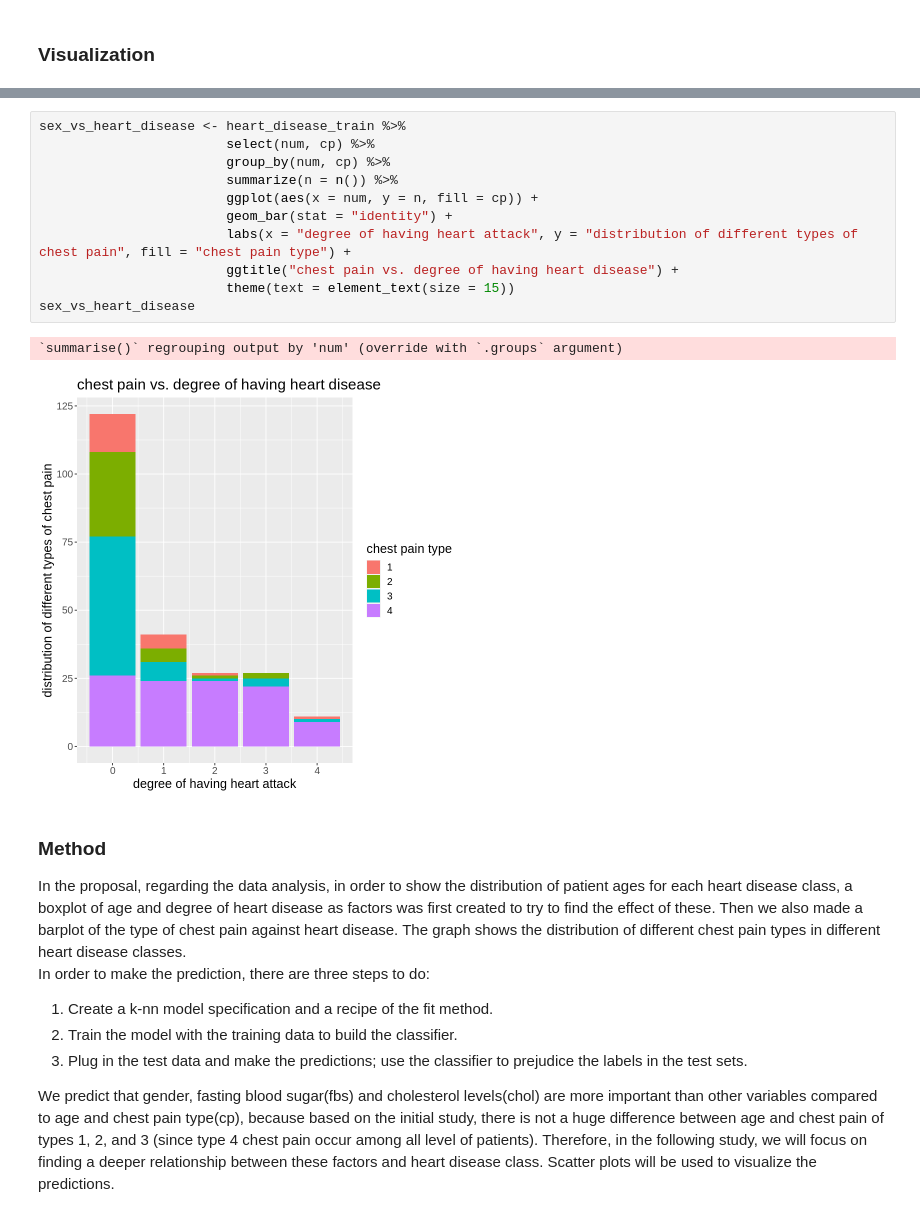
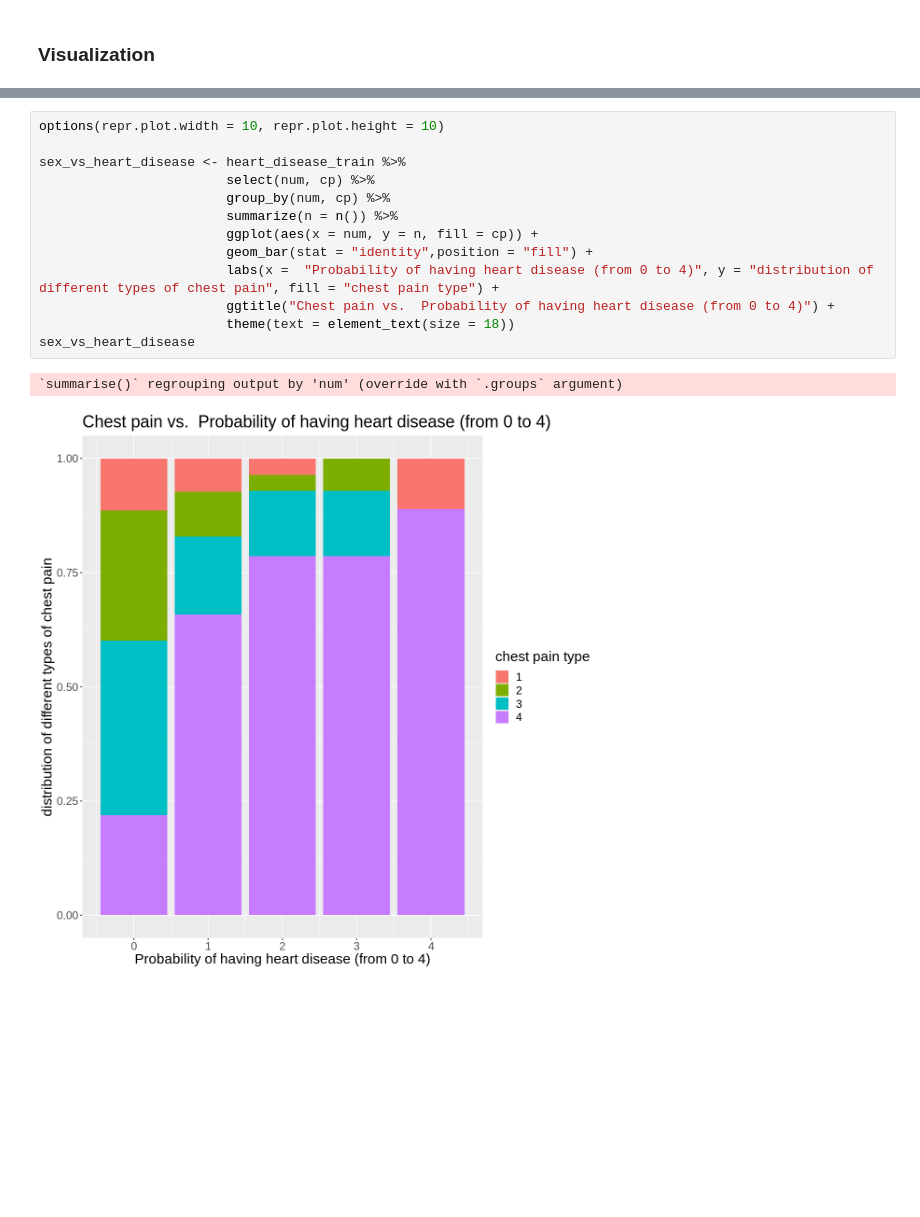
Before and after one commit to oliviahe0111/Heart-Disease-Data, a Jupyter notebook: heart_disease_data.ipynb, the cells around one changed output, grey strips where cells are left out. Cells and saved outputs as stored; diff of their text form; blank space fills up the shorter version.

Commit message:
more changes for Proposal

```diff
--- a/heart_disease_data.ipynb
+++ b/heart_disease_data.ipynb
@@ -131,24 +117,16 @@ The boxplot above shows the distribution of patient ages for each degree of havi
 # %%
+options(repr.plot.width = 10, repr.plot.height = 10)
+
 sex_vs_heart_disease <- heart_disease_train %>%
                         select(num, cp) %>%
                         group_by(num, cp) %>%
                         summarize(n = n()) %>%
                         ggplot(aes(x = num, y = n, fill = cp)) +
-                        geom_bar(stat = "identity") +
-                        labs(x = "degree of having heart attack", y = "distribution of different types of chest pain", fill = "chest pain type") +
-                        ggtitle("chest pain vs. degree of having heart disease") +
-                        theme(text = element_text(size = 15))
+                        geom_bar(stat = "identity",position = "fill") +
+                        labs(x =  "Probability of having heart disease (from 0 to 4)", y = "distribution of different types of chest pain", fill = "chest pain type") +
+                        ggtitle("Chest pain vs.  Probability of having heart disease (from 0 to 4)") +
+                        theme(text = element_text(size = 18))
 sex_vs_heart_disease
 # %% [output]
 `summarise()` regrouping output by 'num' (override with `.groups` argument)
-[figure, old version]
+[figure, new version]
-# %% [markdown]
-### Method
-
-In the proposal, regarding the data analysis, in order to show the distribution of patient ages for each heart disease class, a boxplot of age and degree of heart disease as factors was first created to try to find the effect of these.  Then we also made a barplot of the type of chest pain against heart disease. The graph shows the distribution of different chest pain types in different heart disease classes.
-In order to make the prediction, there are three steps to do:
-1. Create a k-nn model specification and a recipe of the fit method.
-2. Train the model with the training data to build the classifier.
-3. Plug in the test data and make the predictions; use the classifier to prejudice the labels in the test sets.
-
-We predict that gender, fasting blood sugar(fbs) and cholesterol levels(chol) are more important than other variables compared to age and chest pain type(cp), because based on the initial study, there is not a huge difference between age and chest pain of types 1, 2, and 3 (since type 4 chest pain occur among all level of patients). Therefore, in the following study, we will focus on finding a deeper relationship between these factors and heart disease class. Scatter plots will be used to visualize the predictions.
```
Also changed, not shown: parts of 12 cells of this notebook.
